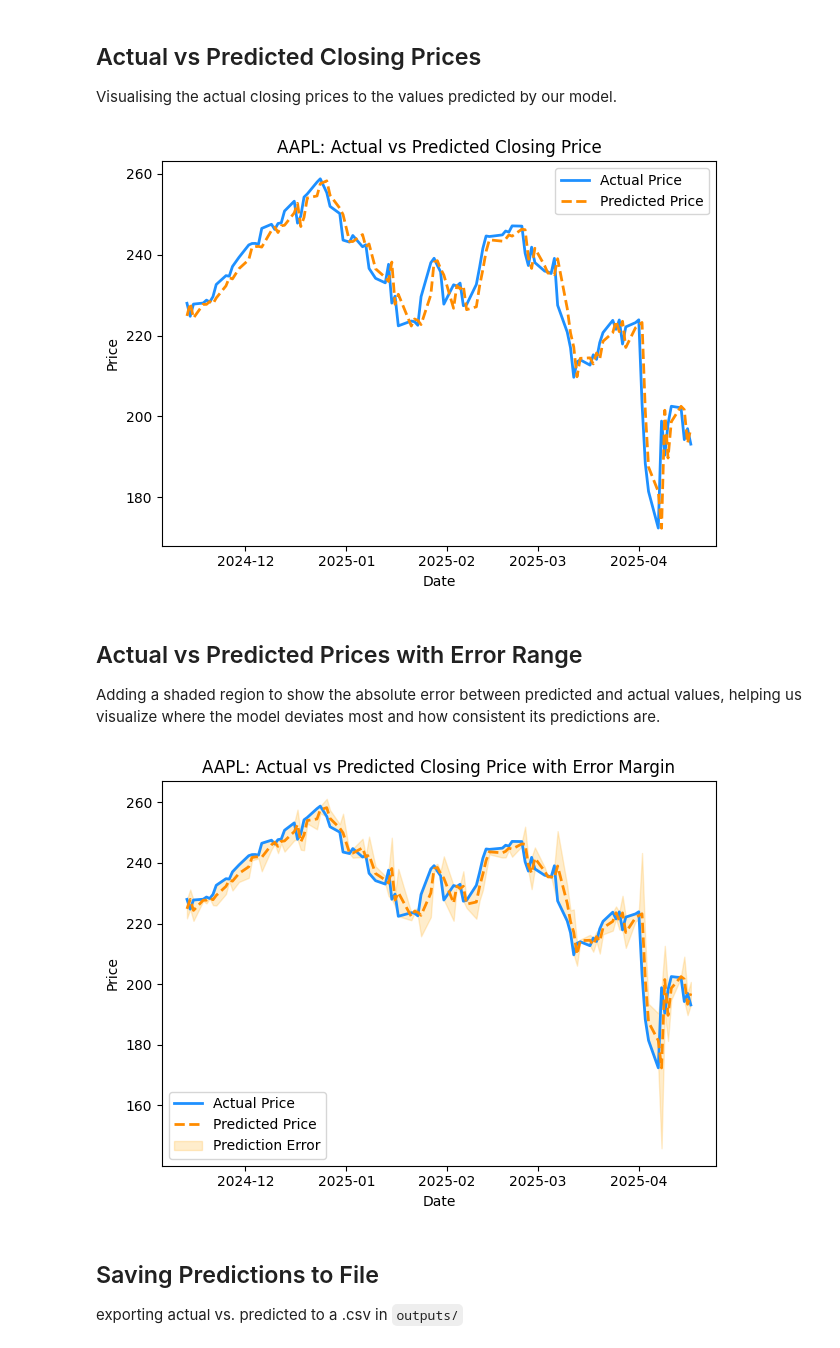
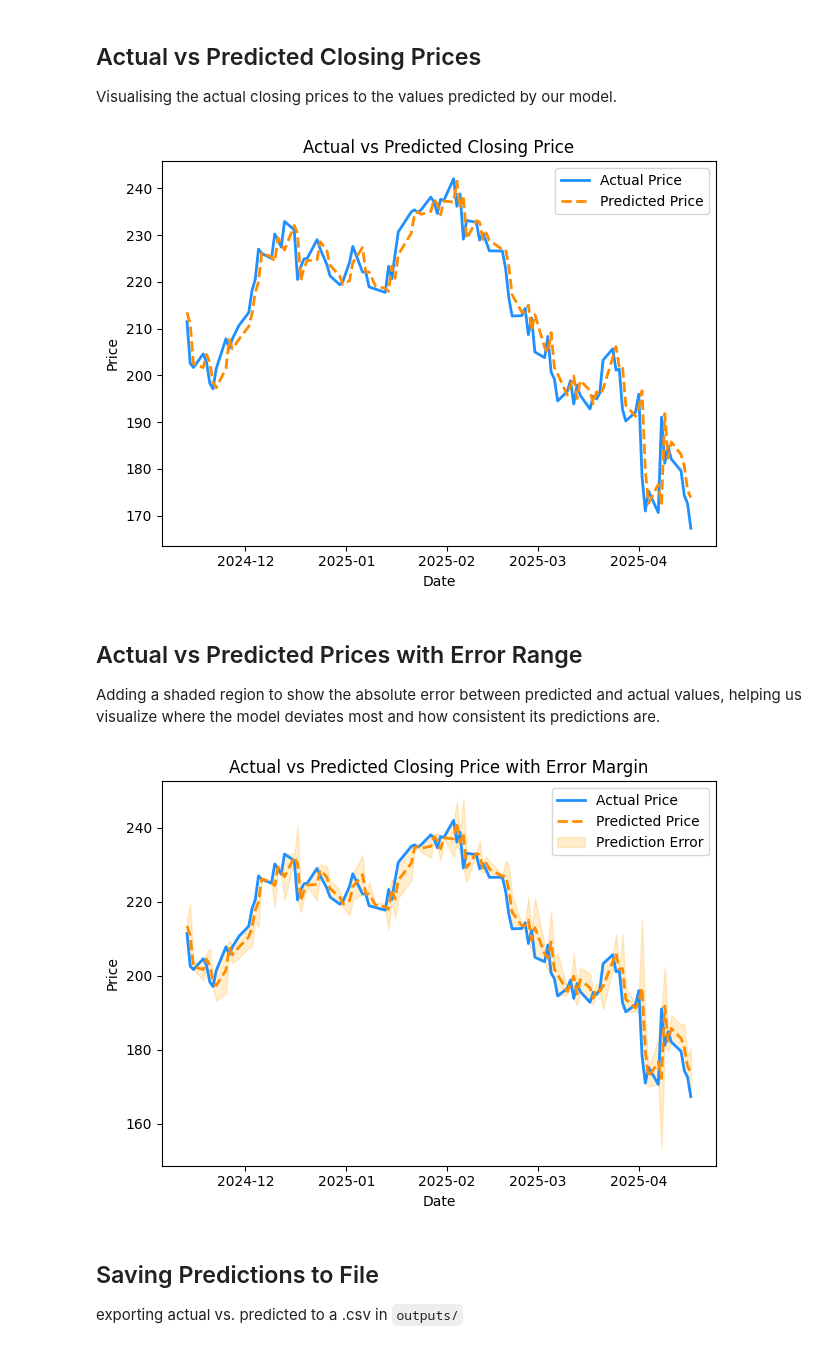
Before and after one commit to srishtj/financial-forecasting-ml, a Jupyter notebook: notebooks/modeling.ipynb, the cells around one changed output. Saved outputs shown, nothing was run; the diff lists cells and outputs as text; code cells hidden in the pictures.

```diff
--- a/notebooks/modeling.ipynb
+++ b/notebooks/modeling.ipynb
@@ -15,7 +15,8 @@ We’ll use a simple regression model to predict the next day’s closing price
 
 Our target variable is the closing price shifted one day into the future.
 # %%
-df = pd.read_csv("../data/sample/AAPL_historical_sample.csv")
+file_path = "../data/sample/AMZN_historical_sample.csv" # change file path to your data
+df = pd.read_csv(file_path)
 df["Date"] = pd.to_datetime(df["Date"])
 df.set_index("Date", inplace=True)
 
@@ -96,14 +93,14 @@ Visualising the actual closing prices to the values predicted by our model.
 # %%
 plt.plot(y_test.index, y_test, label="Actual Price", color="dodgerblue", linewidth=2)
 plt.plot(y_test.index, y_pred, label="Predicted Price", color="darkorange", linestyle="--", linewidth=2)
-plt.title("AAPL: Actual vs Predicted Closing Price")
+plt.title("Actual vs Predicted Closing Price")
 plt.xlabel("Date")
 plt.ylabel("Price")
 plt.legend()
 plt.tight_layout()
 plt.show()
 # %% [output]
-[figure, old version]
+[figure, new version]
 # %% [markdown]
 ## Actual vs Predicted Prices with Error Range
 
@@ -111,18 +108,18 @@ Adding a shaded region to show the absolute error between predicted and actual v
 # %%
 error = np.abs(y_test - y_pred)
 
 plt.plot(y_test.index, y_test, label="Actual Price", color="dodgerblue", linewidth=2)
 plt.plot(y_test.index, y_pred, label="Predicted Price", color="darkorange", linestyle="--", linewidth=2)
 plt.fill_between(y_test.index, y_pred - error, y_pred + error, color="orange", alpha=0.2, label="Prediction Error")
 
-plt.title("AAPL: Actual vs Predicted Closing Price with Error Margin")
+plt.title("Actual vs Predicted Closing Price with Error Margin")
 plt.xlabel("Date")
 plt.ylabel("Price")
 plt.legend()
 plt.tight_layout()
 plt.show()
 # %% [output]
-[figure, old version]
+[figure, new version]
 # %% [markdown]
 ## Saving Predictions to File
 
```
Also changed, not shown: parts of 4 cells of this notebook.
